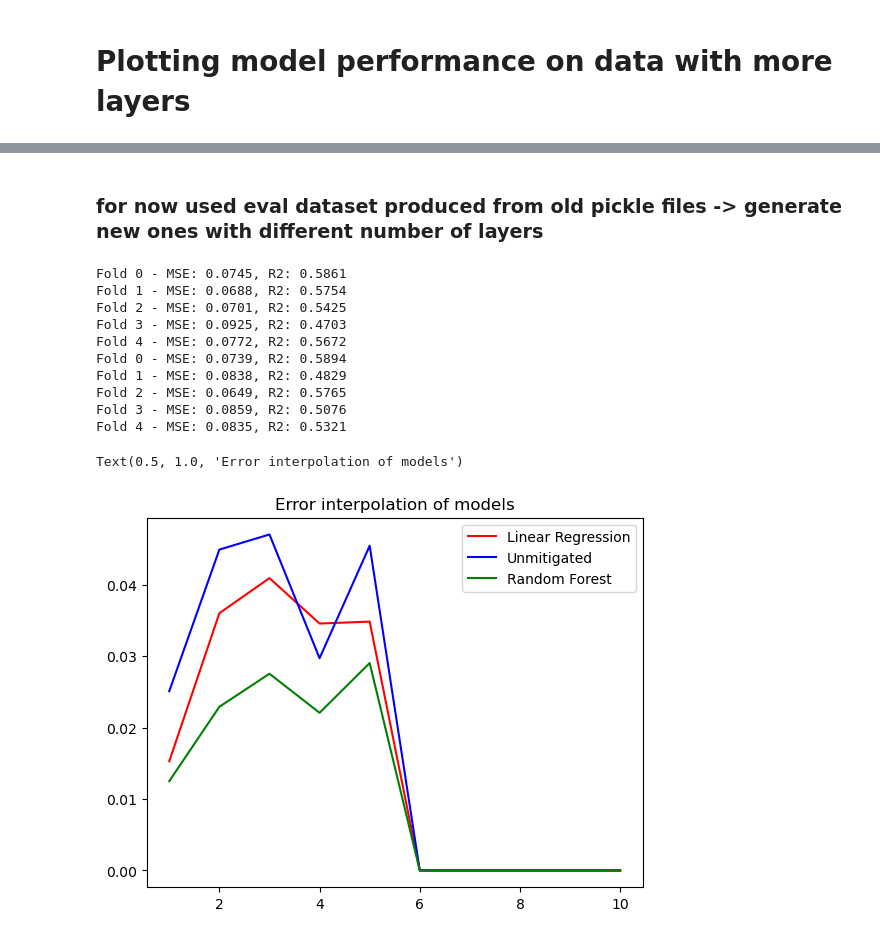
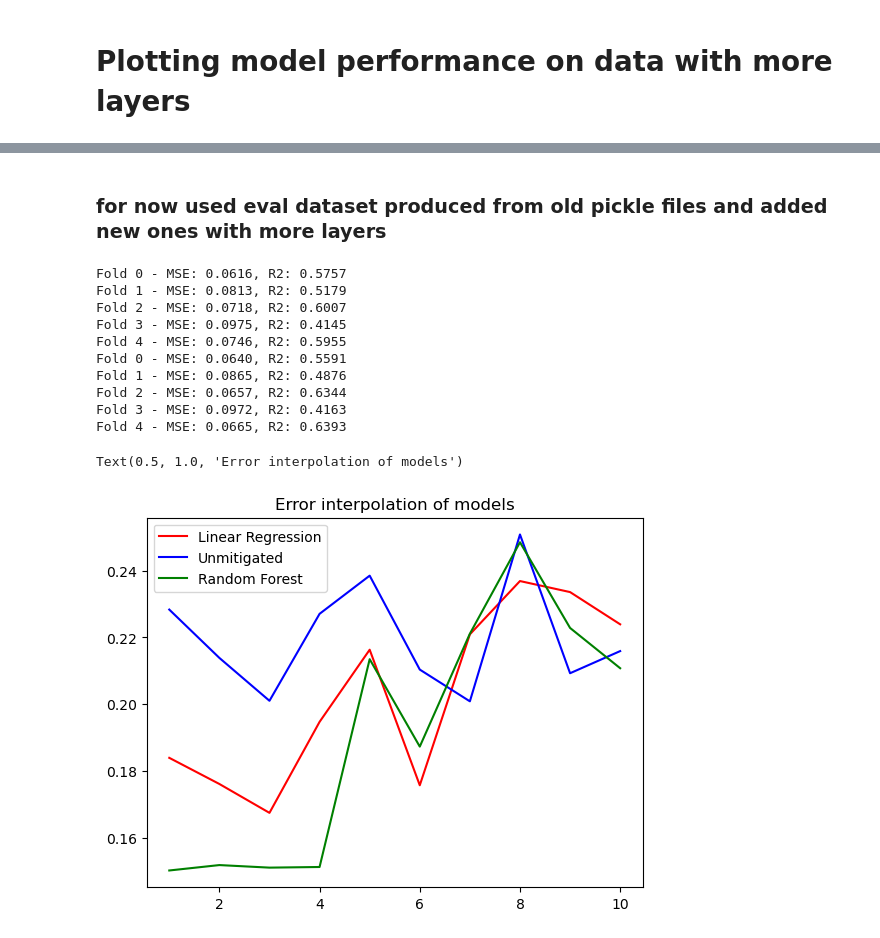
Before and after one commit to prachisharma21/ML_4_QEM, a Jupyter notebook: interpolation.ipynb, the cells around one changed output, grey strips where cells are left out. Drawn from its saved outputs; the diff is of its cells as text; code cells hidden in the pictures.

Commit message:
added extrapolation and fixed error

```diff
--- a/interpolation.ipynb
+++ b/interpolation.ipynb
@@ -49,24 +44,33 @@ Evaluation of best model - MSE: 0.0639, R2: 0.5671
 # %% [markdown]
-### for now used eval dataset produced from old pickle files -> generate new ones with different number of layers
+### for now used eval dataset produced from old pickle files and added new ones with more layers
 # %%
 model_lr, _, _ = Linear_Reg()
 model_rf, _, _ = Random_Forest()
 
-_, new_pickle_files = split_data() # path to pickle files with different num_layers
-y_eval_ipol = file_to_data(new_pickle_files)    # is df
+_, old_pickle_files = split_data()
+_, new_pickle_files = split_data(path='./extrapolation', train_frac=0) # path to pickle files with different num_layers
+y_eval_ipol = file_to_data(old_pickle_files)    # is df
+
+a = list()
+for i, idx in enumerate(new_pickle_files):
+    a.append(extract_features(f"./extrapolation/{idx}"))
+df = pd.DataFrame(a)
+
+y_eval_ipol = pd.concat([y_eval_ipol, df])
+
 y_ipol_pred_lr = model_lr.predict(y_eval_ipol.drop(columns='target'))
 y_ipol_pred_rf = model_rf.predict(y_eval_ipol.drop(columns='target'))
 # %% [output]
-Fold 0 - MSE: 0.0745, R2: 0.5861
-Fold 1 - MSE: 0.0688, R2: 0.5754
-Fold 2 - MSE: 0.0701, R2: 0.5425
-Fold 3 - MSE: 0.0925, R2: 0.4703
-Fold 4 - MSE: 0.0772, R2: 0.5672
-Fold 0 - MSE: 0.0739, R2: 0.5894
-Fold 1 - MSE: 0.0838, R2: 0.4829
-Fold 2 - MSE: 0.0649, R2: 0.5765
-Fold 3 - MSE: 0.0859, R2: 0.5076
-Fold 4 - MSE: 0.0835, R2: 0.5321
+Fold 0 - MSE: 0.0616, R2: 0.5757
+Fold 1 - MSE: 0.0813, R2: 0.5179
+Fold 2 - MSE: 0.0718, R2: 0.6007
+Fold 3 - MSE: 0.0975, R2: 0.4145
+Fold 4 - MSE: 0.0746, R2: 0.5955
+Fold 0 - MSE: 0.0640, R2: 0.5591
+Fold 1 - MSE: 0.0865, R2: 0.4876
+Fold 2 - MSE: 0.0657, R2: 0.6344
+Fold 3 - MSE: 0.0972, R2: 0.4163
+Fold 4 - MSE: 0.0665, R2: 0.6393
 # %%
 error_arr_unmi = []
 error_arr_lr = []
@@ -74,34 +78,34 @@ error_arr_rf = []
 
 x = range(1,11)
 
 for j in x:
     # calculate errors for each number of layer
     y_cor_layers = y_eval_ipol['num_layers'] == j
     y_cor_layers_pred_lr = y_ipol_pred_lr[np.array(y_cor_layers)]
     y_cor_layers_pred_rf = y_ipol_pred_rf[np.array(y_cor_layers)]
     y_cor_layers_target = y_eval_ipol[np.array(y_cor_layers)]['target']
 
     # calculate mean error of unmitigated model
     error_unmi = sum(np.abs(y_eval_ipol[np.array(y_cor_layers)]['noisy_expectation'] - y_cor_layers_target))
-    error_unmi /= len(y_cor_layers)
+    error_unmi /= y_cor_layers.sum()
     error_arr_unmi.append(error_unmi)
 
     # calculate mean error of LR model
     error = sum(np.abs(y_cor_layers_pred_lr - y_cor_layers_target))
-    error /= len(y_cor_layers)
+    error /= y_cor_layers.sum()
     error_arr_lr.append(error)
 
     # calculate mean error of RF model
     error = sum(np.abs(y_cor_layers_pred_rf - y_cor_layers_target))
-    error /= len(y_cor_layers)
+    error /= y_cor_layers.sum()
     error_arr_rf.append(error)
 
 
 plt.plot(x, error_arr_lr, color='red', label = 'Linear Regression')
 plt.plot(x, error_arr_unmi, color='blue', label = 'Unmitigated')
 plt.plot(x, error_arr_rf, color='green', label = 'Random Forest')
 plt.legend()
 plt.title('Error interpolation of models')
 # %% [output]
 Text(0.5, 1.0, 'Error interpolation of models')
-[figure, old version]
+[figure, new version]
```
Also changed, not shown: parts of 2 cells of this notebook.
